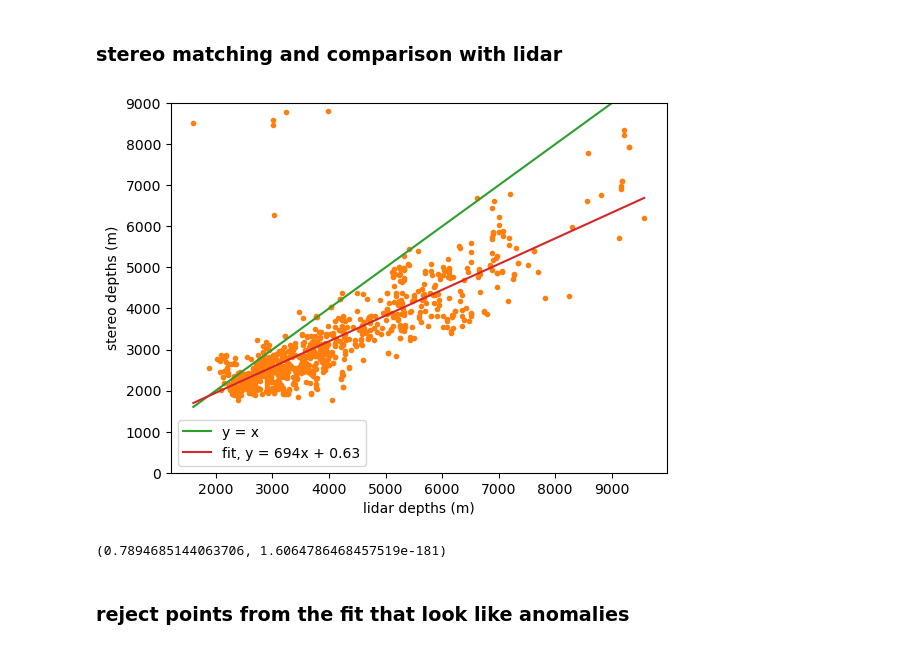
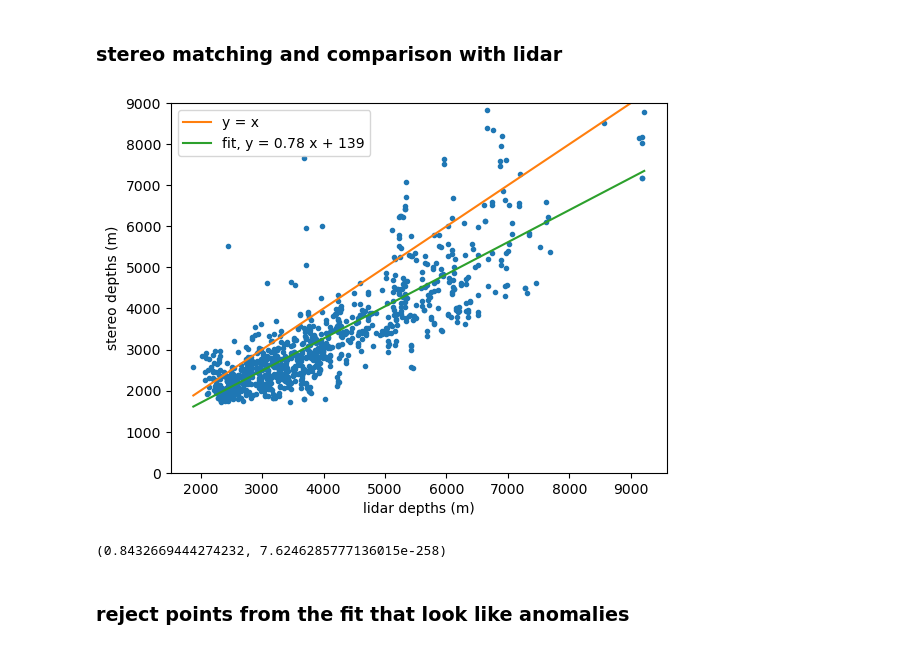
Before and after one commit to kemarrow/cloud-stereo-new, a Jupyter notebook: UndistortRectifyMultiple.ipynb, the cells around one changed output. Drawn from its saved outputs; the diff is of its cells as text; code cells hidden in the pictures.

```diff
--- a/UndistortRectifyMultiple.ipynb
+++ b/UndistortRectifyMultiple.ipynb
@@ -502,8 +502,8 @@ while(vidcapR.isOpened() and vidcapL.isOpened()):
         # imgR_skymask = cv.remap(imgR_skymask, mapx, mapy, cv.INTER_LINEAR)
         # imgR_skymask = cv.bitwise_and(imgR_skymask, imgR_skymask, mask=mask_C3)
 
-        imgR = cv.bitwise_and(imgR, imgR, mask=mask_C1)
-        imgL = cv.bitwise_and(imgL, imgL, mask=mask_C3)
+#         imgR = cv.bitwise_and(imgR, imgR, mask=mask_C1)
+#         imgL = cv.bitwise_and(imgL, imgL, mask=mask_C3)
 
         #assume both images have same height and width
 
@@ -532,11 +532,11 @@ while(vidcapR.isOpened() and vidcapL.isOpened()):
                               borderValue=(0, 0, 0, 0))
 
         # compute disparity map for the rectified images
-        disparity_map = stereo.compute(rimgL, rimgR).astype(np.float32)
+        disparity_map = stereo.compute(rimgL, rimgR).astype(np.float32) #- 16*11.365853658536585
 
         disp_masked = cv.bitwise_and(disparity_map, disparity_map, mask=mask_C1)
 
-        im3d = cv.reprojectImageTo3D((disp_masked-152.25)/16, stereo_cal.get('Q'), handleMissingValues = True)
+        im3d = cv.reprojectImageTo3D(disparity_map/16, stereo_cal.get('Q'), handleMissingValues = True)
 #         im3d = cv.reprojectImageTo3D((disparity_map)/16, Q_new, handleMissingValues = True)
 
         # remove areas where matching failed
@@ -576,37 +576,37 @@ while(vidcapR.isOpened() and vidcapL.isOpened()):
 
         if cv.waitKey(1) & 0xFF == ord('q'):
             break
     else:
         break
 
 
 # When everything done, release the video capture object
 vidcapL.release()
 vidcapR.release()
 
 # Closes all the frames
 cv.destroyAllWindows()
 
 # plot lidar and stereo depths
 plt.plot(lidar_depths, stereo_depths,'.')
 plt.xlabel('lidar depths (m)')
 plt.ylabel('stereo depths (m)')
 plt.ylim(0, 9000)
 coefs = np.polynomial.polynomial.polyfit(lidar_depths, stereo_depths, 1)
 
 ffit = np.poly1d(coefs[::-1])
 x_new = np.linspace(min(lidar_depths), max(lidar_depths))
 plt.plot(x_new, x_new, label='y = x')
-plt.plot(x_new, ffit(x_new), label= f'fit, y = {int(coefs[0])}x + %.2f' % coefs[1])
+plt.plot(x_new, ffit(x_new), label= f'fit, y = %.2f x + {int(coefs[0])}' % coefs[1])
 plt.legend()
-#plt.savefig(f'{yearmonthday}_{hour}_scatterManualRectify.png', bbox_inches='tight')
+plt.savefig(f'{yearmonthday}_{hour}_scatterManualRectify.png', bbox_inches='tight')
 plt.show()
 
 from scipy.stats import pearsonr
 print(pearsonr(lidar_depths, stereo_depths))
 # %% [output]
-[figure, old version]
+[figure, new version]
-(0.7894685144063706, 1.6064786468457519e-181)
+(0.8432669444274232, 7.6246285777136015e-258)
 # %% [markdown]
 ### reject points from the fit that look like anomalies
 # %%
```
Also changed, not shown: 3 other files.
